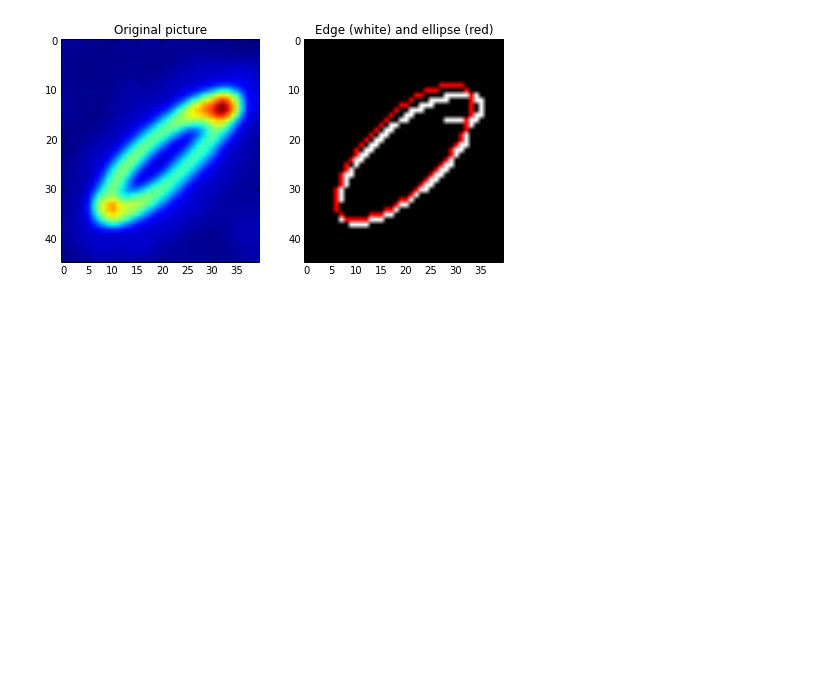
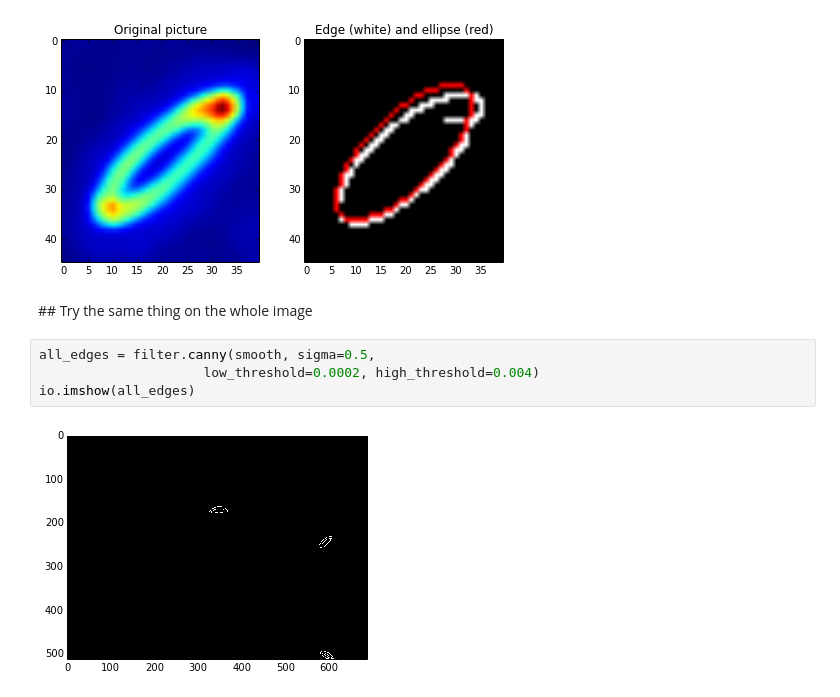
Before and after one commit to danmaclean/ipython-images, a Jupyter notebook: stomata finding.ipynb, the cells around one changed output. Cells and saved outputs as stored; diff of their text form; blank space fills up the shorter version.

```diff
--- a/stomata finding.ipynb
+++ b/stomata finding.ipynb
@@ -160,3 +160,11 @@ ax2.imshow(edges)
 plt.show()
 # %% [output]
 [figure]
+# %% [markdown]
+## Try the same thing on the whole image
+# %%
+all_edges = filter.canny(smooth, sigma=0.5,
+                     low_threshold=0.0002, high_threshold=0.004)
+io.imshow(all_edges)
+# %% [output]
+[figure, added]
```
Also changed, not shown: parts of 20 cells of this notebook.
